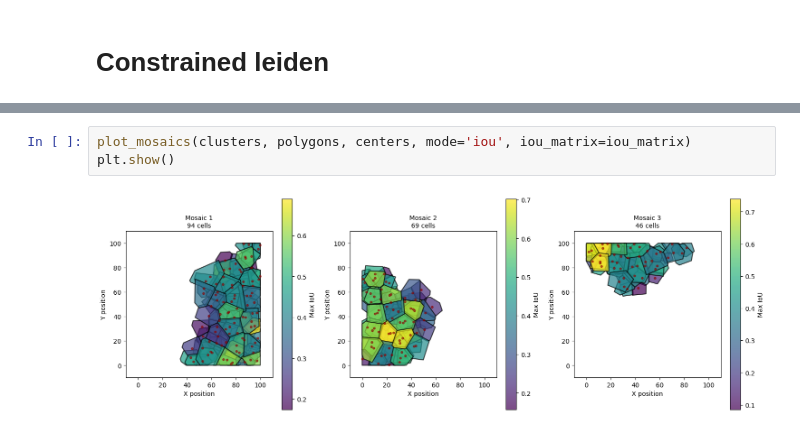
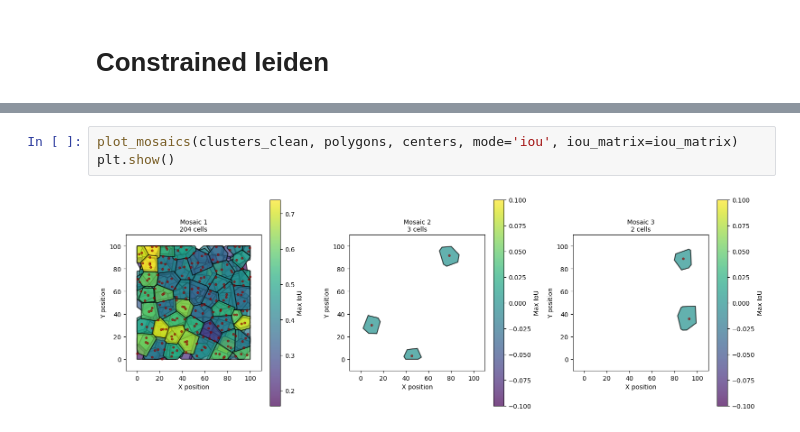
Before and after one commit to jonathanoesterle/toy_mosaics, a Jupyter notebook: dev_find_mosaic.ipynb, the cells around one changed output, grey strips where cells are left out. Drawn from its saved outputs; the diff is of its cells as text.

Commit message:
update constrained leiden clustering

```diff
--- a/dev_find_mosaic.ipynb
+++ b/dev_find_mosaic.ipynb
@@ -247,5 +274,5 @@ Mosaic Leiden Clustering
 # %%
-plot_mosaics(clusters, polygons, centers, mode='iou', iou_matrix=iou_matrix)
+plot_mosaics(clusters_clean, polygons, centers, mode='iou', iou_matrix=iou_matrix)
 plt.show()
 # %% [output]
-[figure, old version]
+[figure, new version]
```
Also changed, not shown: parts of 1 cell of this notebook, 1 other file.
